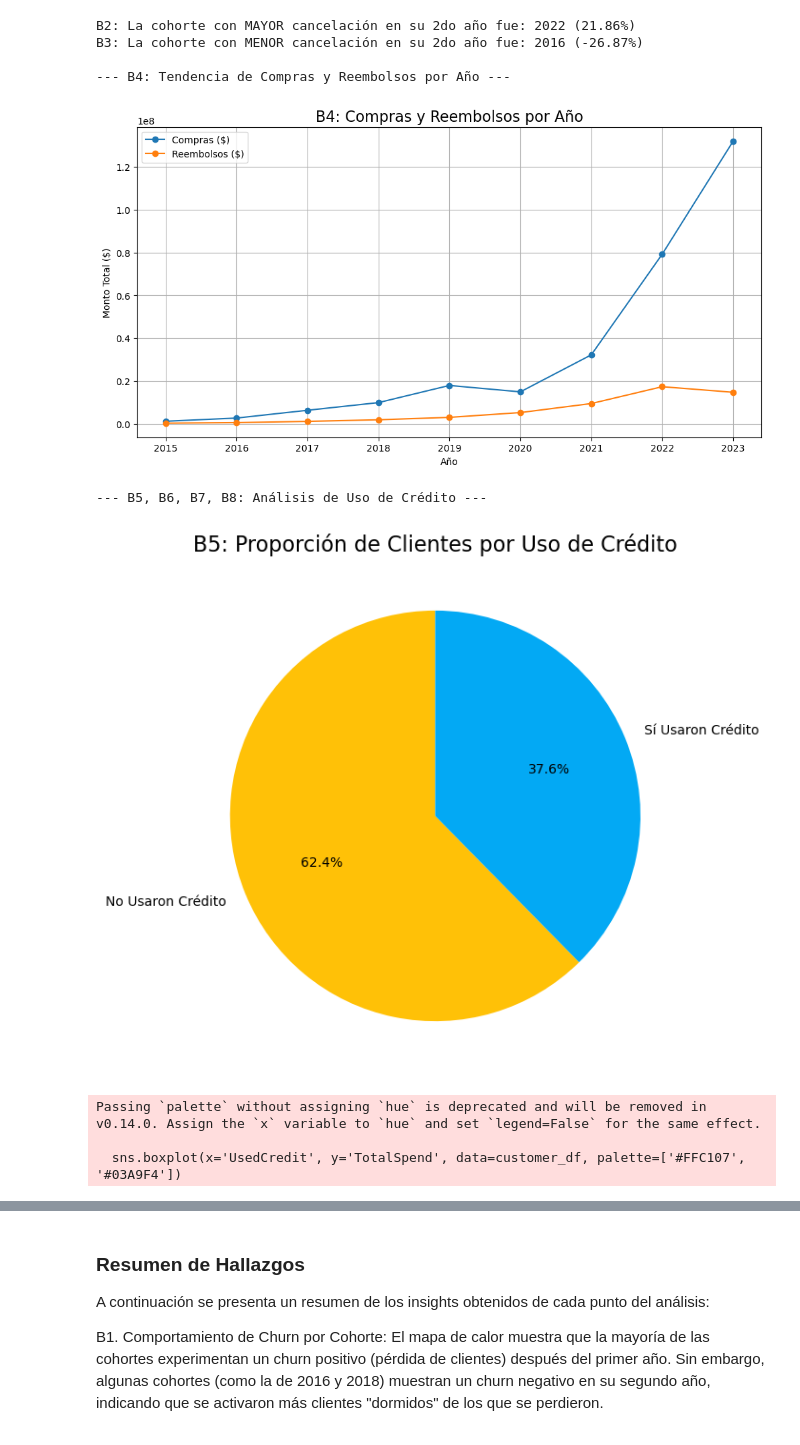
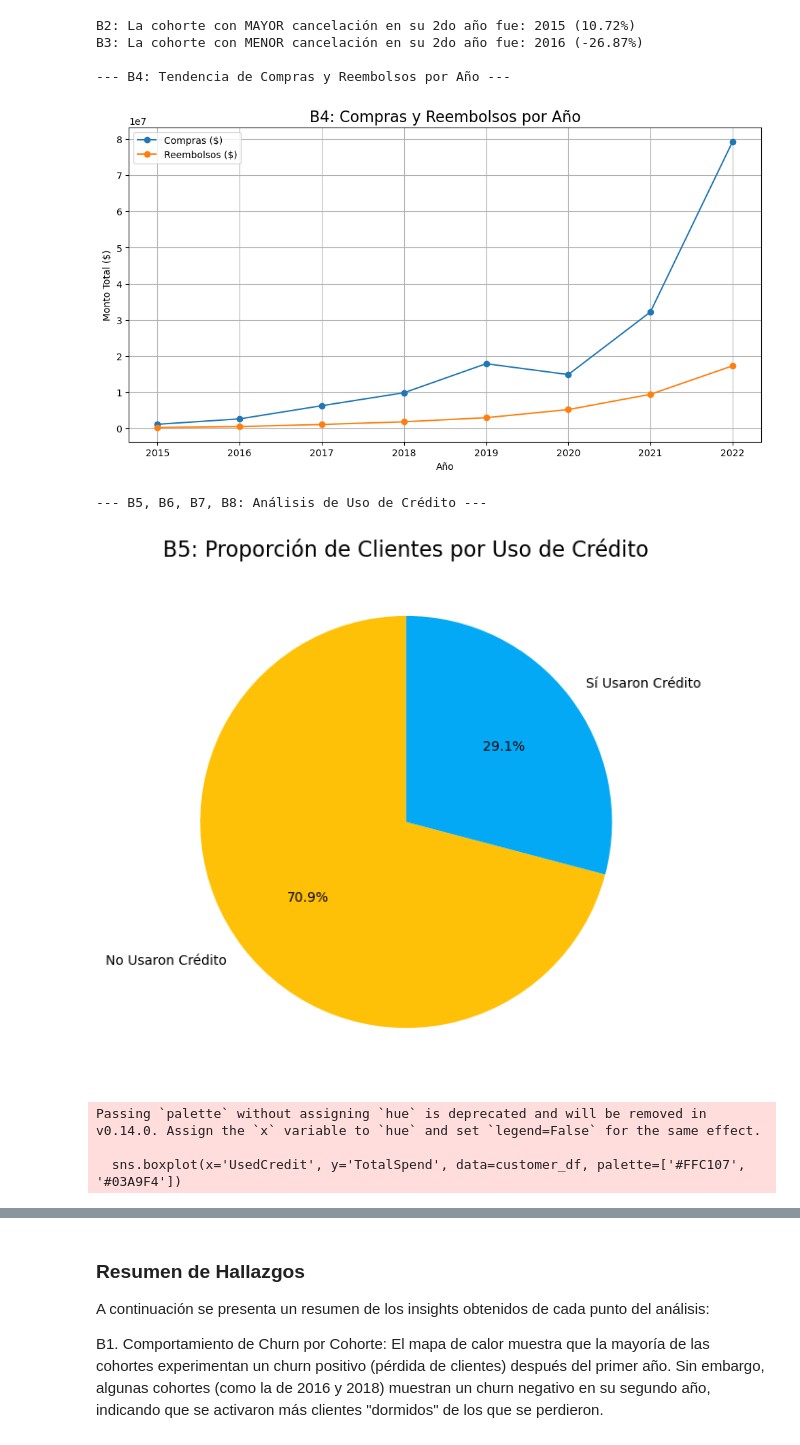
Before and after one commit to panasabena/ID90-Challenge, a Jupyter notebook: Notebooks/Resumen de los Hallazgos.ipynb, the cells around one changed output, grey strips where cells are left out. Drawn from its saved outputs; the diff is of its cells as text; code cells hidden in the pictures.

```diff
--- a/Notebooks/Resumen de los Hallazgos.ipynb
+++ b/Notebooks/Resumen de los Hallazgos.ipynb
@@ -7,8 +7,9 @@ import seaborn as sns
 REFERENCE_DATE = pd.to_datetime('2022-12-31')
 
 try:
-    df_purchases = pd.read_csv('../Data/2025-07 purchases_challenge.csv')
-    df_refunds = pd.read_csv('../Data/2025-07 refunds_challenge.csv')
+    # Asegúrate de que las rutas a tus archivos sean correctas
+    df_purchases = pd.read_csv('../Data/2025-07 purchases_challenge.csv', low_memory=False)
+    df_refunds = pd.read_csv('../Data/2025-07 refunds_challenge.csv', low_memory=False)
 
     df = pd.concat([df_purchases, df_refunds], ignore_index=True)
 
@@ -18,6 +19,9 @@ try:
 
     df.dropna(subset=['Signup Date', 'First Order Date'], inplace=True)
     df['Activity Date'] = df['Last Order Date'] # Usamos la última fecha de orden como la de actividad
+
+    # <-- CORRECCIÓN: Filtramos el DataFrame principal por la fecha de referencia
+    df = df[df['Activity Date'] <= REFERENCE_DATE]
 
     # --- Creación del Perfil de Cliente para análisis de Churn estático ---
     customer_df = df.groupby('Member ID').agg(
@@ -46,18 +50,19 @@ try:
 
     # B1: Visualización de Churn por Cohorte
     plt.figure(figsize=(12, 8))
-    sns.heatmap(churn_rate_percentage * 100, annot=True, fmt='.1f', cmap='coolwarm', center=0, cbar_kws={'label': 'Tasa de Cancelación (%)'})
+    sns.heatmap(churn_rate_percentage * 100, annot=True, fmt='.1f', cmap='coolwarm_r', center=0, cbar_kws={'label': 'Tasa de Cancelación (%)'})
     plt.title('B1: Tasa de Cancelación (Churn Rate) por Cohorte (%)', fontsize=16)
     plt.xlabel('Año de Vida del Cliente (Índice de Cohorte)')
     plt.ylabel('Año de Registro (Cohorte)')
     plt.show()
 
     # B2 y B3: Identificación de Mejor y Peor Cohorte (basado en el churn del 2do año)
-    churn_year_2 = churn_rate_percentage[2] # Churn en el segundo año de vida
-    worst_cohort = churn_year_2.idxmax()
-    best_cohort = churn_year_2.idxmin()
-    print(f"\nB2: La cohorte con MAYOR cancelación en su 2do año fue: {worst_cohort} ({churn_year_2.max():.2%})")
-    print(f"B3: La cohorte con MENOR cancelación en su 2do año fue: {best_cohort} ({churn_year_2.min():.2%})\n")
+    if 2 in churn_rate_percentage.columns:
+        churn_year_2 = churn_rate_percentage[2].dropna() # Churn en el segundo año de vida
+        worst_cohort = churn_year_2.idxmax()
+        best_cohort = churn_year_2.idxmin()
+        print(f"\nB2: La cohorte con MAYOR cancelación en su 2do año fue: {worst_cohort} ({churn_year_2.max():.2%})")
+        print(f"B3: La cohorte con MENOR cancelación en su 2do año fue: {best_cohort} ({churn_year_2.min():.2%})\n")
 
 
     # --- B4: Tendencia de Compras y Reembolsos por Año ---
@@ -126,7 +131,9 @@ try:
     plt.tight_layout(rect=[0, 0.03, 1, 0.95])
     plt.show()
 
+except FileNotFoundError:
+    print("Error: No se encontró uno de los archivos CSV. Asegúrate de que las rutas son correctas.")
 except Exception as e:
-    print(f"Ocurrió un error: {e}")
+    print(f"Ocurrió un error inesperado: {e}")
 # %% [output]
 --- B1, B2, B3: Análisis de Cohortes a lo largo del tiempo ---
@@ -134,10 +141,10 @@ except Exception as e:
-B2: La cohorte con MAYOR cancelación en su 2do año fue: 2022 (21.86%)
+B2: La cohorte con MAYOR cancelación en su 2do año fue: 2015 (10.72%)
 B3: La cohorte con MENOR cancelación en su 2do año fue: 2016 (-26.87%)
 
 --- B4: Tendencia de Compras y Reembolsos por Año ---
-[figure, old version]
+[figure, new version]
 --- B5, B6, B7, B8: Análisis de Uso de Crédito ---
-[figure, old version]
+[figure, new version]
 Passing `palette` without assigning `hue` is deprecated and will be removed in v0.14.0. Assign the `x` variable to `hue` and set `legend=False` for the same effect.
 
   sns.boxplot(x='UsedCredit', y='TotalSpend', data=customer_df, palette=['#FFC107', '#03A9F4'])
```
Also changed, not shown: parts of 2 cells of this notebook.
